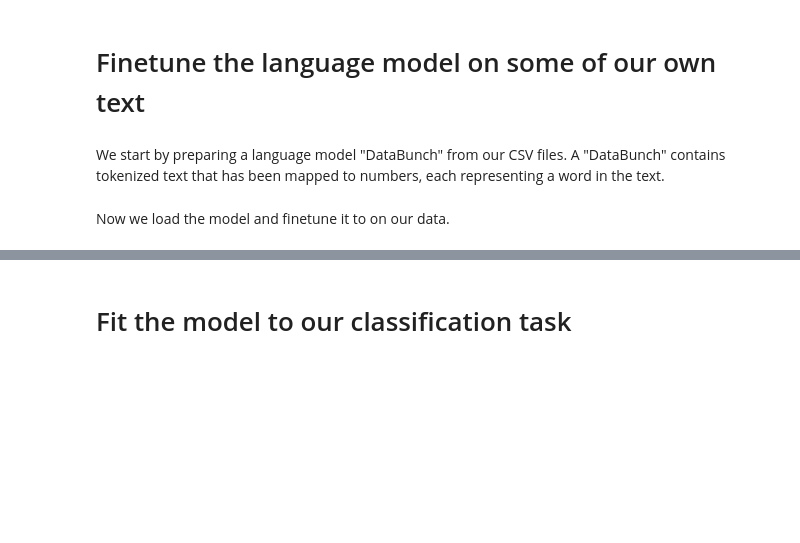
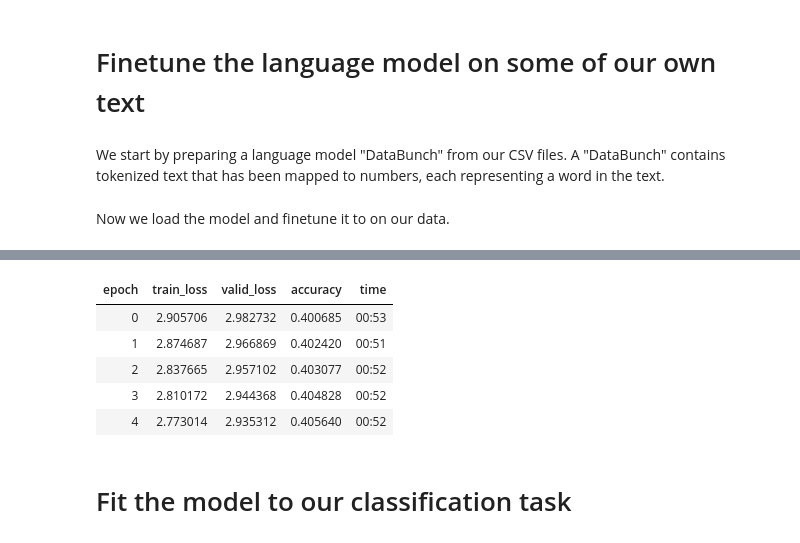
Before and after one commit to ameasure/autocoding-class, a Jupyter notebook: FastAI_1_0_50.ipynb, the cells around one changed output, grey strips where cells are left out. Cells and saved outputs as stored; diff of their text form; code cells hidden in the pictures; blank space fills up the shorter version.

```diff
--- a/FastAI_1_0_50.ipynb
+++ b/FastAI_1_0_50.ipynb
@@ -169,3 +167,16 @@ language_model.fit_one_cycle(5, 1e-3)
+# %%
+lr = 1e-3
+lrm = 2.6
+lrs = [lr/(lrm**3), lr/(lrm**2), lr/lrm, lr]
+language_model.unfreeze()
+language_model.fit(epochs=15, lr=lrs)
+# %% [output]
+| epoch | train_loss | valid_loss | accuracy | time |
+| 0 | 2.905706 | 2.982732 | 0.400685 | 00:53 |
+| 1 | 2.874687 | 2.966869 | 0.402420 | 00:51 |
+| 2 | 2.837665 | 2.957102 | 0.403077 | 00:52 |
+| 3 | 2.810172 | 2.944368 | 0.404828 | 00:52 |
+| 4 | 2.773014 | 2.935312 | 0.405640 | 00:52 |
 # %%
 language_model.save_encoder('ft_enc')
 # %% [markdown]
```
Also changed, not shown: parts of 16 cells of this notebook.
